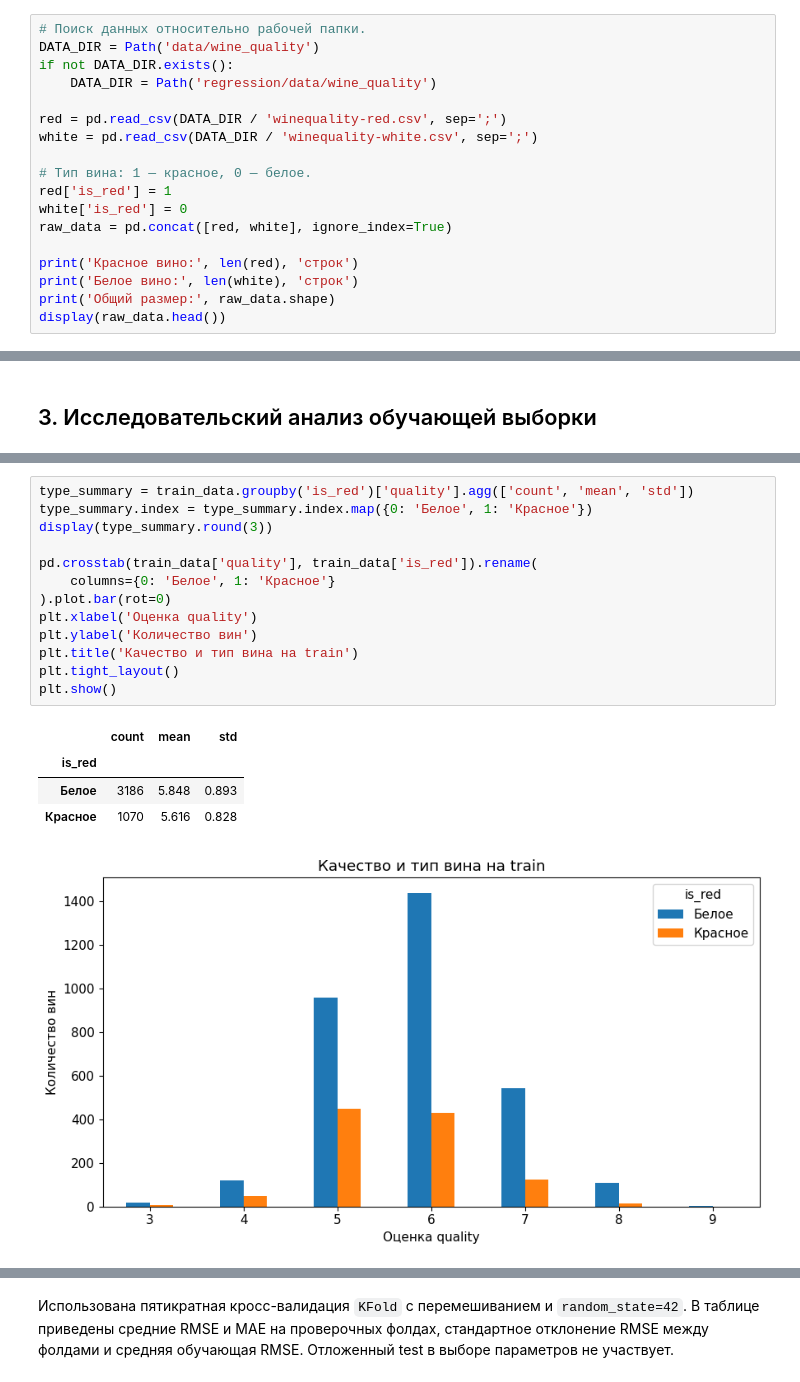
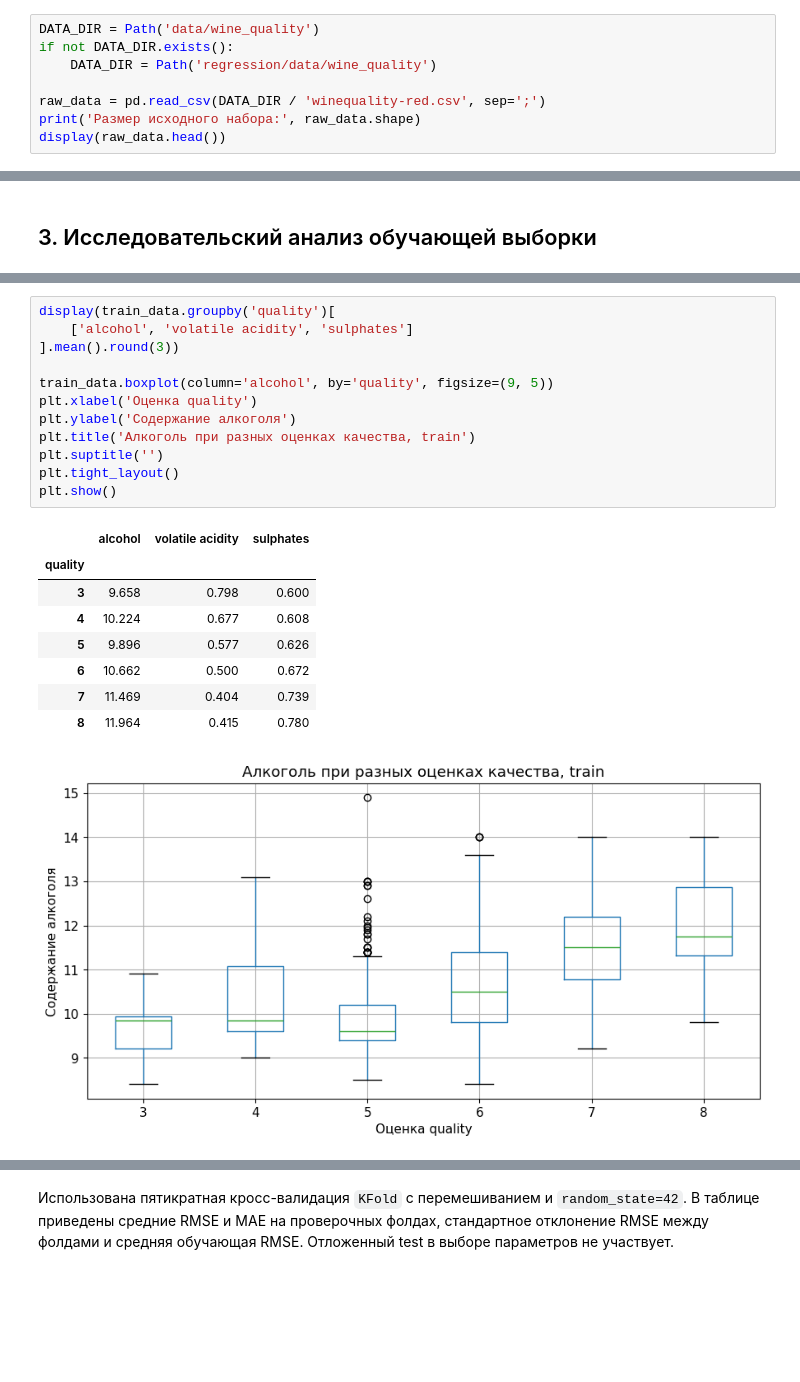
Before and after one commit to qwertyvich/ml_course_mai, a Jupyter notebook: regression/lab01.ipynb, the cells around one changed output, grey strips where cells are left out. Drawn from its saved outputs; the diff is of its cells as text; blank space fills up the shorter version.

```diff
--- a/regression/lab01.ipynb
+++ b/regression/lab01.ipynb
@@ -41,21 +43,11 @@ print('Версии: pandas', pd.__version__, '| scikit-learn', sklearn.__versio
 # %% [output]
 Версии: pandas 2.3.3 | scikit-learn 1.6.1
 # %%
-# Поиск данных относительно рабочей папки.
 DATA_DIR = Path('data/wine_quality')
 if not DATA_DIR.exists():
     DATA_DIR = Path('regression/data/wine_quality')
 
-red = pd.read_csv(DATA_DIR / 'winequality-red.csv', sep=';')
-white = pd.read_csv(DATA_DIR / 'winequality-white.csv', sep=';')
-
-# Тип вина: 1 — красное, 0 — белое.
-red['is_red'] = 1
-white['is_red'] = 0
-raw_data = pd.concat([red, white], ignore_index=True)
-
-print('Красное вино:', len(red), 'строк')
-print('Белое вино:', len(white), 'строк')
-print('Общий размер:', raw_data.shape)
+raw_data = pd.read_csv(DATA_DIR / 'winequality-red.csv', sep=';')
+print('Размер исходного набора:', raw_data.shape)
 display(raw_data.head())
 # %% [output]
@@ -202,20 +184,23 @@ plt.show()
 # %%
-type_summary = train_data.groupby('is_red')['quality'].agg(['count', 'mean', 'std'])
-type_summary.index = type_summary.index.map({0: 'Белое', 1: 'Красное'})
-display(type_summary.round(3))
+display(train_data.groupby('quality')[
+    ['alcohol', 'volatile acidity', 'sulphates']
+].mean().round(3))
 
-pd.crosstab(train_data['quality'], train_data['is_red']).rename(
-    columns={0: 'Белое', 1: 'Красное'}
-).plot.bar(rot=0)
+train_data.boxplot(column='alcohol', by='quality', figsize=(9, 5))
 plt.xlabel('Оценка quality')
-plt.ylabel('Количество вин')
-plt.title('Качество и тип вина на train')
+plt.ylabel('Содержание алкоголя')
+plt.title('Алкоголь при разных оценках качества, train')
+plt.suptitle('')
 plt.tight_layout()
 plt.show()
 # %% [output]
-|  | count | mean | std |
-| is_red |  |  |  |
-| Белое | 3186 | 5.848 | 0.893 |
-| Красное | 1070 | 5.616 | 0.828 |
+|  | alcohol | volatile acidity | sulphates |
+| quality |  |  |  |
+| 3 | 9.658 | 0.798 | 0.600 |
+| 4 | 10.224 | 0.677 | 0.608 |
+| 5 | 9.896 | 0.577 | 0.626 |
+| 6 | 10.662 | 0.500 | 0.672 |
+| 7 | 11.469 | 0.404 | 0.739 |
+| 8 | 11.964 | 0.415 | 0.780 |
-[figure, old version]
+[figure, new version]
 # %% [markdown]
```
Also changed, not shown: parts of 38 cells of this notebook, 1 other file.
